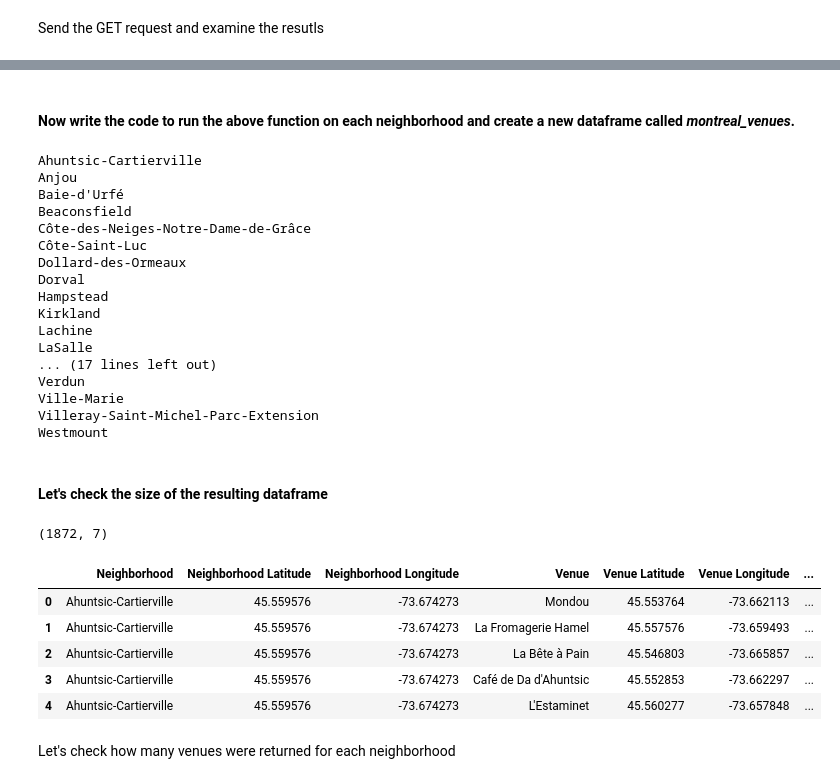
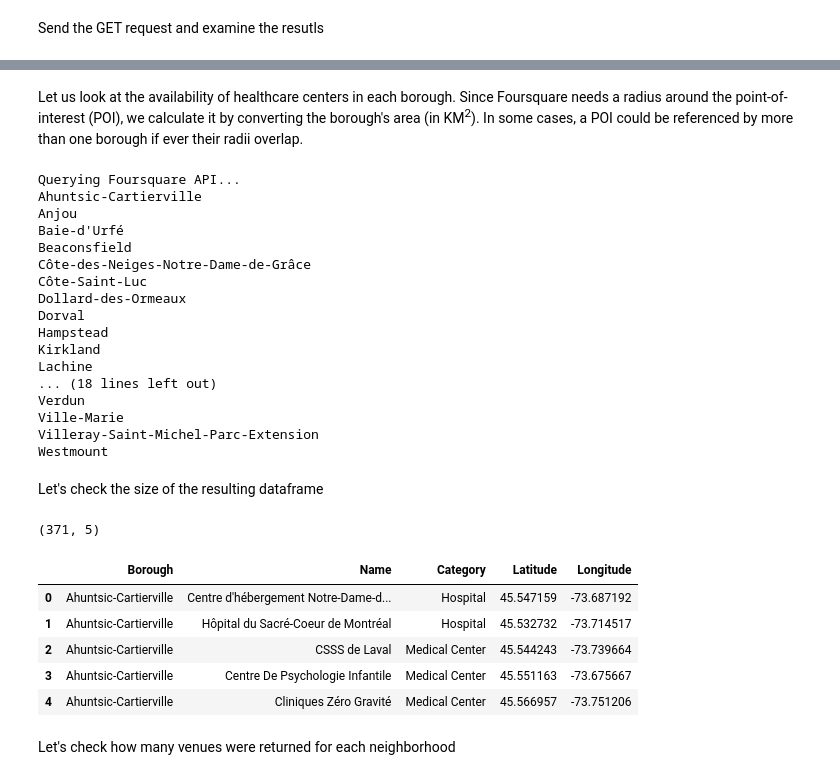
Before and after one commit to aemirov/Coursera_Capstone, a Jupyter notebook: CapstoneProject.ipynb, the cells around one changed output, grey strips where cells are left out. Cells and saved outputs as stored; diff of their text form; code cells hidden in the pictures.

```diff
--- a/CapstoneProject.ipynb
+++ b/CapstoneProject.ipynb
@@ -79,6 +52,7 @@ df_cases['Borough'].replace('Sud-Ouest', 'Le Sud-Ouest', regex=True, inplace=Tru
 df_cases.replace('<[ ]?|\*', '', regex=True, inplace=True)
 df_cases.replace('n\.p\.', '0', regex=True, inplace=True)
 df_cases.replace(',', '.', regex=True, inplace=True)
+df_cases.replace(to_replace=np.nan, value=0, inplace=True)
 # Cast to correct data type
 df_cases['ConfirmedCount'] = df_cases['ConfirmedCount'].astype('float')
 df_cases['DistributionRate'] = df_cases['DistributionRate'].astype('float')
@@ -87,6 +61,7 @@ df_cases['DeathCount'] = df_cases['DeathCount'].astype('float')
 df_cases['DeathPer100K'] = df_cases['DeathPer100K'].astype('float')
 # If no confirmed cases per 100k is not populated, assume it will be 100k
 df_cases.loc[df_cases["ConfirmedPer100K"] <= 0.0, "ConfirmedPer100K"] = 100000
+df_cases.loc[df_cases["DeathPer100K"] <= 0.0, "DeathPer100K"] = 100000
 df_cases.head()
 # %% [output]
 |  | Borough | ConfirmedCount | DistributionRate | ConfirmedPer100K | DeathCount | DeathPer100K |
@@ -295,13 +290,13 @@ First, let's create the GET request URL. Name your URL **url**.
 # %%
 # type your answer here
 LIMIT = 100 # limit of number of venues returned by Foursquare API
-radius = borough_radius # define radius
+radius = 500
 url = 'https://api.foursquare.com/v2/venues/explore?&client_id={}&client_secret={}&v={}&ll={},{}&radius={}&limit={}'.format(
     CLIENT_ID,
     CLIENT_SECRET,
     VERSION,
-    neighborhood_latitude,
-    neighborhood_longitude,
+    borough_latitude,
+    borough_longitude,
     radius,
     LIMIT)
 url
@@ -349,16 +327,0 @@ Now we are ready to clean the json and structure it into a *pandas* dataframe.
-# %%
-venues = results['response']['groups'][0]['items']
-
-nearby_venues = pd.json_normalize(venues) # flatten JSON
-
-# filter columns
-filtered_columns = ['venue.name', 'venue.categories', 'venue.location.lat', 'venue.location.lng']
-nearby_venues = nearby_venues.loc[:, filtered_columns]
-
-# filter the category for each row
-nearby_venues['venue.categories'] = nearby_venues.apply(get_category_type, axis=1)
-
-# clean columns
-nearby_venues.columns = [col.split(".")[-1] for col in nearby_venues.columns]
-
-nearby_venues.head()
@@ -423,12 +362,19 @@ def getNearbyVenues(names, latitudes, longitudes, radius=500):
-# %% [markdown]
-#### Now write the code to run the above function on each neighborhood and create a new dataframe called *montreal_venues*.
+# %% [markdown]
+Let us look at the availability of healthcare centers in each borough. Since Foursquare needs a radius around the point-of-interest (POI), we calculate it by converting the borough's area (in KM<sup>2</sup>). In some cases, a POI could be referenced by more than one borough if ever their radii overlap.
 # %%
-montreal_venues = getNearbyVenues(names=df_cases['Borough'],
-                                   latitudes=df_cases['Latitude'],
-                                   longitudes=df_cases['Longitude'],
-                                   radius=df_cases['Area'] ** (1/2) * 1000 / 2
-                                 )
+categories = ['4bf58dd8d48988d104941735', # Medical Center
+              '4bf58dd8d48988d194941735', # Emergency Room
+              '4bf58dd8d48988d196941735', # Hospital
+              '58daa1558bbb0b01f18ec1f7', # Hospital Ward
+              '56aa371be4b08b9a8d573526'] # Urgent Care Center
+
+venues = getNearbyVenues(names=df_cases['Borough'],
+                latitudes=df_cases['Latitude'],
+                longitudes=df_cases['Longitude'],
+                radii=df_cases['Area'] ** (1/2) * 1000 * 0.75,
+                categories=categories)
 # %% [output]
+Querying Foursquare API...
 Ahuntsic-Cartierville
 Anjou
 Baie-d'Urfé
@@ -440,25 +386,24 @@ Dorval
 Hampstead
 Kirkland
 Lachine
-LaSalle
-... (17 lines left out)
+... (18 lines left out)
 Verdun
 Ville-Marie
 Villeray-Saint-Michel-Parc-Extension
 Westmount
 # %% [markdown]
-#### Let's check the size of the resulting dataframe
+Let's check the size of the resulting dataframe
 # %%
-print(montreal_venues.shape)
-montreal_venues.head()
+print(venues.shape)
+venues.head()
 # %% [output]
-(1872, 7)
+(371, 5)
-|  | Neighborhood | Neighborhood Latitude | Neighborhood Longitude | Venue | Venue Latitude | Venue Longitude | ... |
-| 0 | Ahuntsic-Cartierville | 45.559576 | -73.674273 | Mondou | 45.553764 | -73.662113 | ... |
-| 1 | Ahuntsic-Cartierville | 45.559576 | -73.674273 | La Fromagerie Hamel | 45.557576 | -73.659493 | ... |
-| 2 | Ahuntsic-Cartierville | 45.559576 | -73.674273 | La Bête à Pain | 45.546803 | -73.665857 | ... |
-| 3 | Ahuntsic-Cartierville | 45.559576 | -73.674273 | Café de Da d'Ahuntsic | 45.552853 | -73.662297 | ... |
-| 4 | Ahuntsic-Cartierville | 45.559576 | -73.674273 | L'Estaminet | 45.560277 | -73.657848 | ... |
+|  | Borough | Name | Category | Latitude | Longitude |
+| 0 | Ahuntsic-Cartierville | Centre d'hébergement Notre-Dame-d... | Hospital | 45.547159 | -73.687192 |
+| 1 | Ahuntsic-Cartierville | Hôpital du Sacré-Coeur de Montréal | Hospital | 45.532732 | -73.714517 |
+| 2 | Ahuntsic-Cartierville | CSSS de Laval | Medical Center | 45.544243 | -73.739664 |
+| 3 | Ahuntsic-Cartierville | Centre De Psychologie Infantile | Medical Center | 45.551163 | -73.675667 |
+| 4 | Ahuntsic-Cartierville | Cliniques Zéro Gravité | Medical Center | 45.566957 | -73.751206 |
 # %% [markdown]
 Let's check how many venues were returned for each neighborhood
 # %%
```
Also changed, not shown: parts of 83 cells of this notebook, 1 other file.
